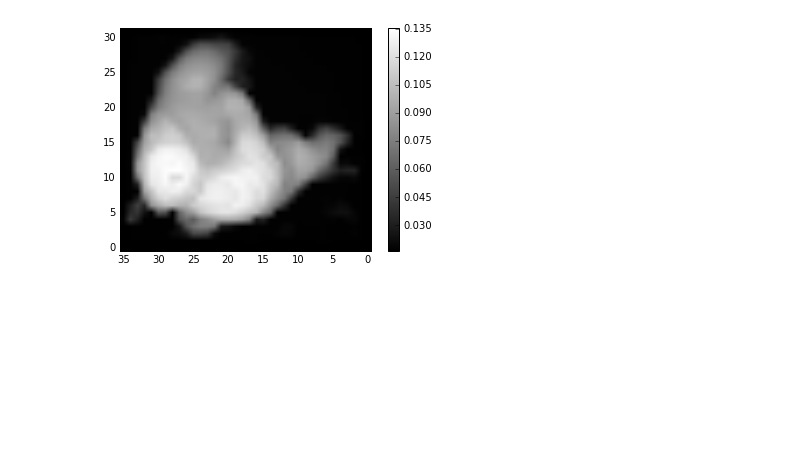
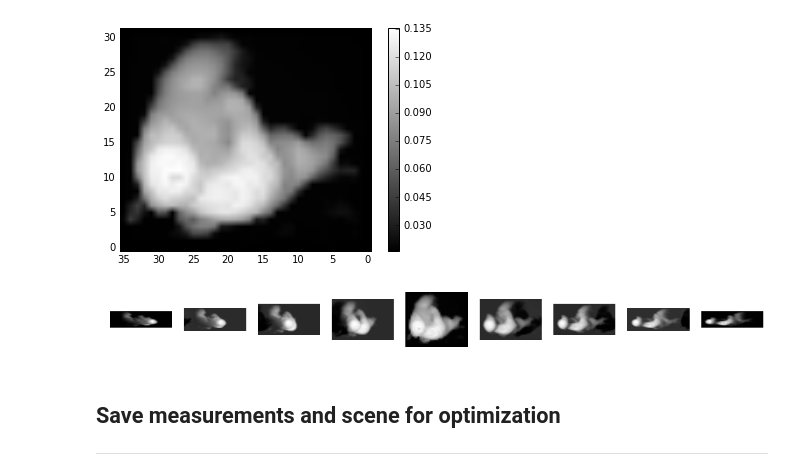
Before and after one commit to CloudTomography/AT3D, a Jupyter notebook: notebooks/Forward Rendering.ipynb, the cells around one changed output. Saved outputs shown, nothing was run; the diff lists cells and outputs as text; code cells hidden in the pictures; blank space fills up the shorter version.

Commit message:
Forward scripts with command-line flags. Added multi-view measurements and parallel support for ray tracing. Need to check f2py threadsafe.

```diff
--- a/notebooks/Forward Rendering.ipynb
+++ b/notebooks/Forward Rendering.ipynb
@@ -147,3 +147,42 @@ plt.colorbar()
 # %% [output]
 <matplotlib.colorbar.Colorbar at 0x...>
 [figure]
+# %%
+"""
+Define a sensor array and render an multi-view images of the domain.
+Rendering can be done with the render() and par_render() methods.
+Note that in some cases of small atmospheric domain, parallel rendering is slower due to comunication overhead.
+
+Plot the synthetic images.
+"""
+
+# A fly over from East to West (negative y-axis direction)
+zenith_list = [60, 45, 30, 15, 0, 15, 30, 45, 60]
+azimuth_list = [90, 90, 90, 90, 0, -90, -90, -90, -90]
+
+sensors = shdom.SensorArray()
+for zenith, azimuth in zip(zenith_list, azimuth_list):
+    sensors.add_sensor(shdom.OrthographicSensor(
+            bounding_box=cloud.bounding_box,
+            x_resolution=0.02,
+            y_resolution=0.02,
+            azimuth=azimuth,
+            zenith=zenith,
+            altitude='TOA'))
+
+images = sensors.par_render(rte_solver, n_jobs=15)
+
+
+%matplotlib inline
+f, axarr = plt.subplots(1, len(images), figsize=(20, 15))
+for ax, image in zip(axarr, images):
+    ax.imshow(image)
+    ax.invert_xaxis()
+    ax.invert_yaxis()
+    ax.axis('off')
+plt.gray()
+# %% [output]
+[figure, added]
+# %% [markdown]
+## Save measurements and scene for optimization
+---
```
Also changed, not shown: parts of 2 cells of this notebook, 16 other files.
